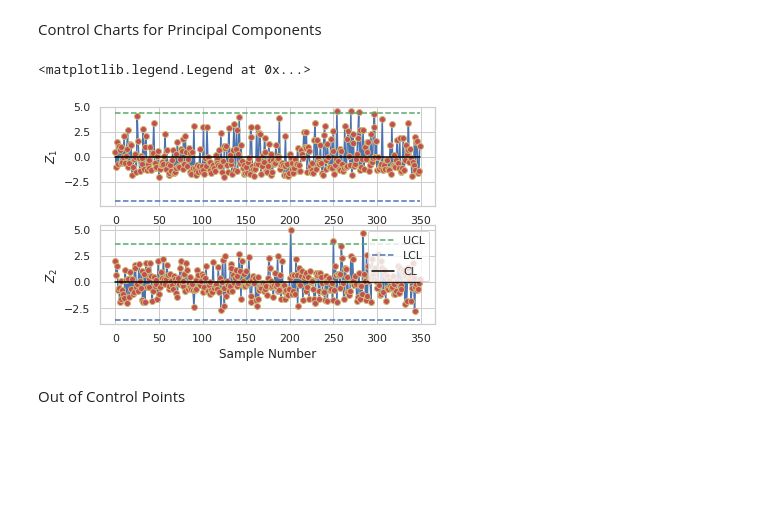
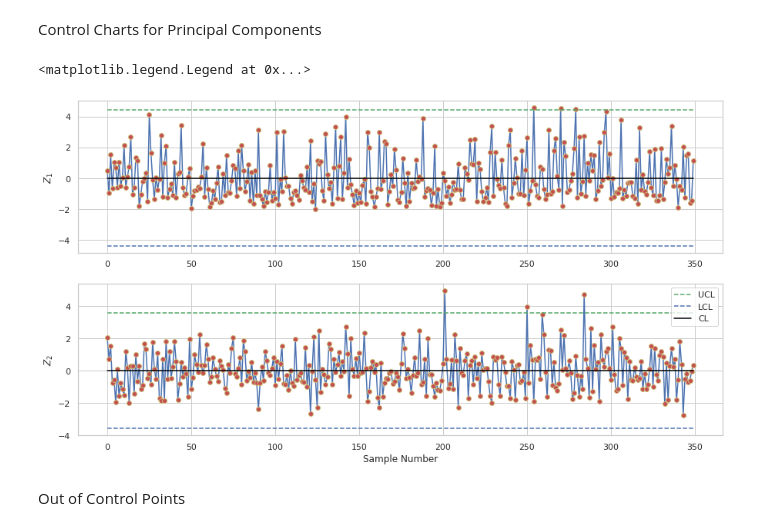
Before and after one commit to jpmaldonadoc/Project-6220, a Jupyter notebook: 6220_Project.ipynb, the cells around one changed output. Saved outputs shown, nothing was run; the diff lists cells and outputs as text; code cells hidden in the pictures; blank space fills up the shorter version.

```diff
--- a/6220_Project.ipynb
+++ b/6220_Project.ipynb
@@ -514,24 +518,25 @@ print(np.argwhere(Tsquare>UCL))
 Control Charts for Principal Components
 # %%
 fig, (ax1, ax2) = plt.subplots(2,1)
+plt.gcf().set_size_inches(15, 8)
 ax1.plot(Z1,'-b', marker='o', mec='y',mfc='r')
 ax1.plot([3*np.sqrt(Lambda[0]) for i in range(len(Z1))], "--g", label="UCL")
 ax1.plot([-3*np.sqrt(Lambda[0]) for i in range(len(Z1))], "--b", label='LCL')
 ax1.plot([0 for i in range(len(Z1))], "-", color='black',label='CL')
 ax1.set_ylabel('$Z_1$')
 legend = ax.legend(shadow=False, ncol=4, bbox_to_anchor=(0.85, -0.1))
 
 ax2.plot(Z2,'-b', marker='o', mec='y',mfc='r')
 ax2.plot([3*np.sqrt(Lambda[1]) for i in range(len(Z2))], "--g", label="UCL")
 ax2.plot([-3*np.sqrt(Lambda[1]) for i in range(len(Z2))], "--b", label='LCL')
 ax2.plot([0 for i in range(len(Z2))], "-", color='black',label='CL')
 ax2.set_ylabel('$Z_2$')
 ax2.set_xlabel('Sample Number')
 legend = ax.legend(shadow=False, ncol=4, bbox_to_anchor=(0.85, -0.1))
 plt.legend()
 # %% [output]
 <matplotlib.legend.Legend at 0x...>
-[figure, old version]
+[figure, new version]
 # %% [markdown]
 Out of Control Points
 # %%
```
Also changed, not shown: parts of 11 cells of this notebook.
